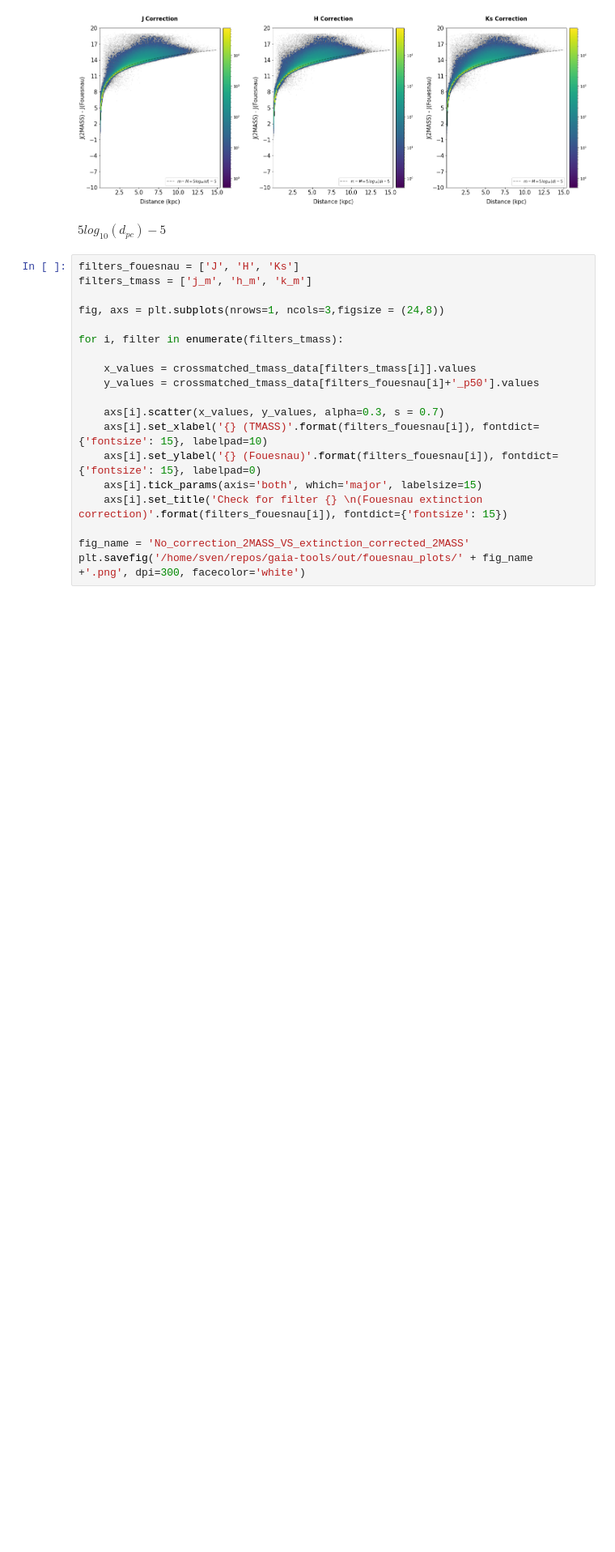
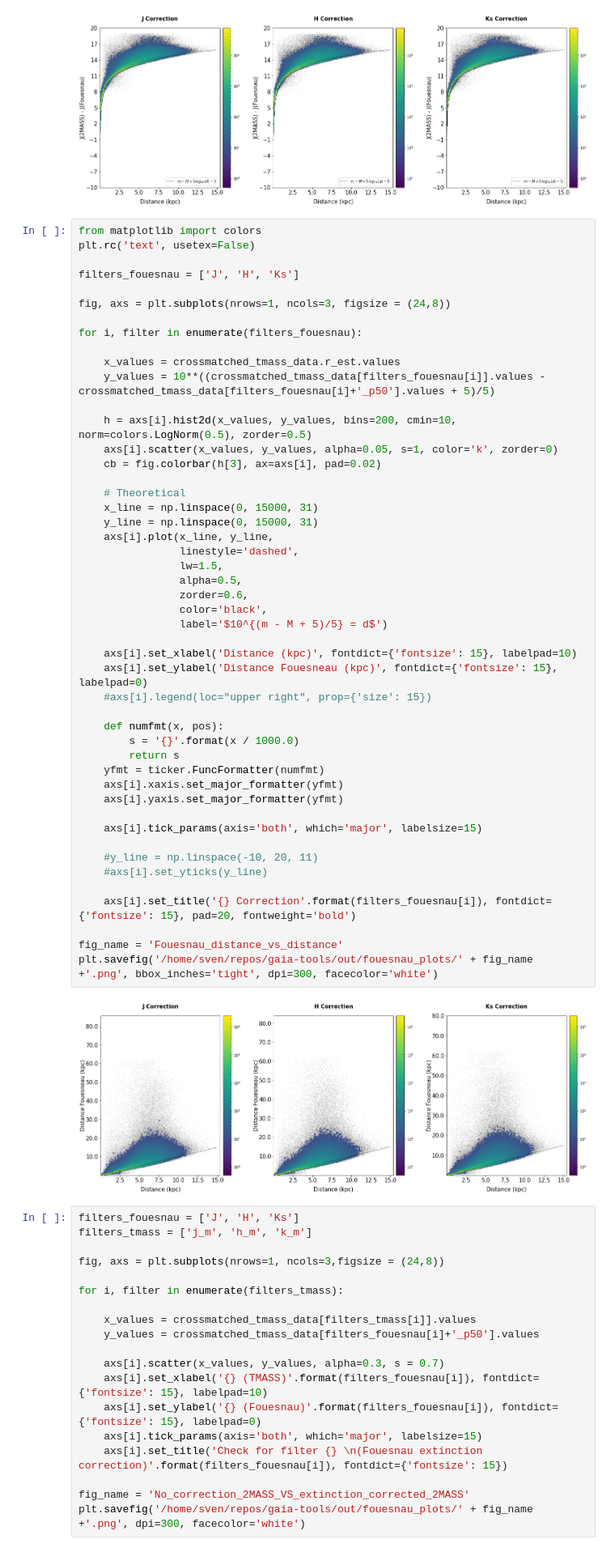
Before and after one commit to HEP-KBFI/gaia-tools, a Jupyter notebook: jupyter-notebook/Crossmatching_Fouesnau.ipynb, the cells around one changed output. Shown at 81% size. Saved outputs shown, nothing was run; the diff lists cells and outputs as text; blank space fills up the shorter version.

```diff
--- a/jupyter-notebook/Crossmatching_Fouesnau.ipynb
+++ b/jupyter-notebook/Crossmatching_Fouesnau.ipynb
@@ -210,8 +280,56 @@ fig_name = 'extinction_corrected_2MASS_vs_distance'
 plt.savefig('/home/sven/repos/gaia-tools/out/fouesnau_plots/' + fig_name +'.png', bbox_inches='tight', dpi=300, facecolor='white')
 # %% [output]
 [figure]
-# %% [markdown]
-$5log_{10}(d_{pc}) - 5$
+# %%
+from matplotlib import colors
+plt.rc('text', usetex=False)
+
+filters_fouesnau = ['J', 'H', 'Ks']
+
+fig, axs = plt.subplots(nrows=1, ncols=3, figsize = (24,8))
+
+for i, filter in enumerate(filters_fouesnau):
+
+    x_values = crossmatched_tmass_data.r_est.values
+    y_values = 10**((crossmatched_tmass_data[filters_fouesnau[i]].values - crossmatched_tmass_data[filters_fouesnau[i]+'_p50'].values + 5)/5)
+
+    h = axs[i].hist2d(x_values, y_values, bins=200, cmin=10, norm=colors.LogNorm(0.5), zorder=0.5)
+    axs[i].scatter(x_values, y_values, alpha=0.05, s=1, color='k', zorder=0)
+    cb = fig.colorbar(h[3], ax=axs[i], pad=0.02)
+
+    # Theoretical
+    x_line = np.linspace(0, 15000, 31)
+    y_line = np.linspace(0, 15000, 31)
+    axs[i].plot(x_line, y_line,
+                linestyle='dashed',
+                lw=1.5,
+                alpha=0.5,
+                zorder=0.6,
+                color='black',
+                label='$10^{(m - M + 5)/5} = d$')
+
+    axs[i].set_xlabel('Distance (kpc)', fontdict={'fontsize': 15}, labelpad=10)
+    axs[i].set_ylabel('Distance Fouesneau (kpc)', fontdict={'fontsize': 15}, labelpad=0)
+    #axs[i].legend(loc="upper right", prop={'size': 15})
+
+    def numfmt(x, pos):
+        s = '{}'.format(x / 1000.0)
+        return s
+    yfmt = ticker.FuncFormatter(numfmt)
+    axs[i].xaxis.set_major_formatter(yfmt)
+    axs[i].yaxis.set_major_formatter(yfmt)
+
+    axs[i].tick_params(axis='both', which='major', labelsize=15)
+
+    #y_line = np.linspace(-10, 20, 11)
+    #axs[i].set_yticks(y_line)
+
+    axs[i].set_title('{} Correction'.format(filters_fouesnau[i]), fontdict={'fontsize': 15}, pad=20, fontweight='bold')
+
+fig_name = 'Fouesnau_distance_vs_distance'
+plt.savefig('/home/sven/repos/gaia-tools/out/fouesnau_plots/' + fig_name +'.png', bbox_inches='tight', dpi=300, facecolor='white')
+# %% [output]
+[figure, added]
 # %%
 filters_fouesnau = ['J', 'H', 'Ks']
 filters_tmass = ['j_m', 'h_m', 'k_m']
```
Also changed, not shown: parts of 45 cells of this notebook.
